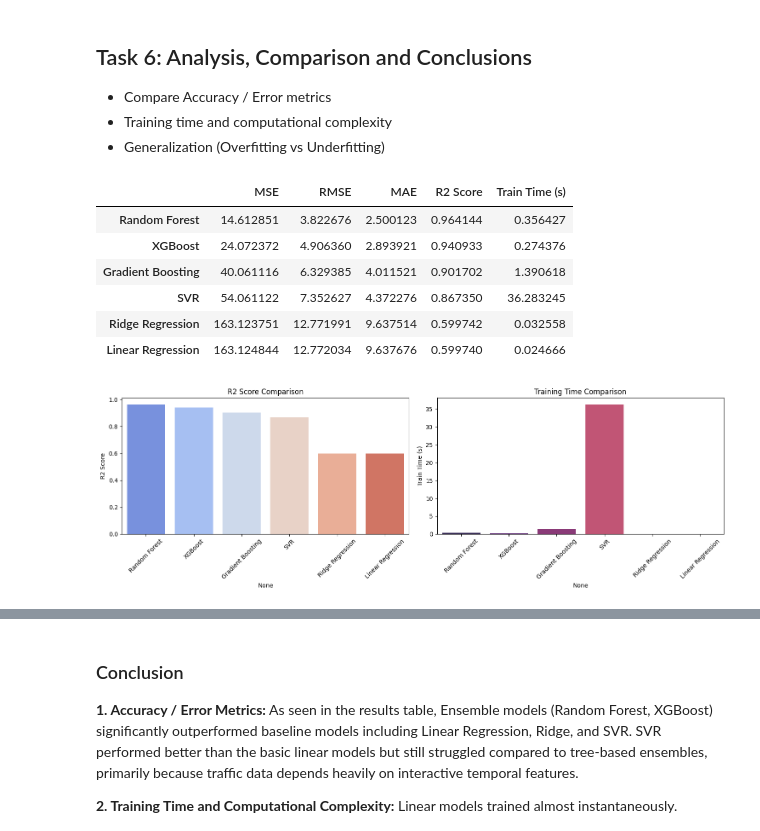
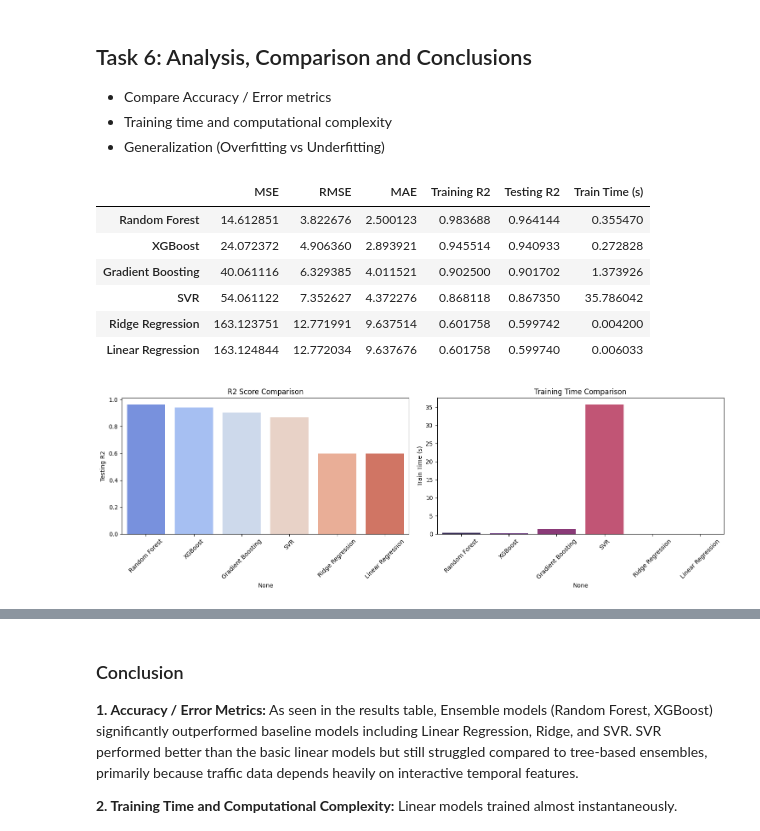
Before and after one commit to Piyush-ouch/traffic_prediction, a Jupyter notebook: notebooks/updated_traffic_prediction_v2.ipynb, the cells around one changed output, grey strips where cells are left out. Drawn from its saved outputs; the diff is of its cells as text; code cells hidden in the pictures.

Commit message:
Update presentation, create A3 poster, and add training accuracy to notebook

```diff
--- a/notebooks/updated_traffic_prediction_v2.ipynb
+++ b/notebooks/updated_traffic_prediction_v2.ipynb
@@ -200,30 +209,30 @@ plt.show()
 # %%
 
 # Compile Results
 results_df = pd.DataFrame.from_dict({k: {k2: v2 for k2, v2 in v.items() if k2 != 'Predictions'} for k, v in results_dict.items()}, orient='index')
-results_df = results_df.sort_values(by='R2 Score', ascending=False)
+results_df = results_df.sort_values(by='Testing R2', ascending=False)
 display(results_df)
 
 # Plot Metrics Comparison
 fig, axes = plt.subplots(1, 2, figsize=(15, 5))
 
-sns.barplot(x=results_df.index, y='R2 Score', data=results_df, ax=axes[0], palette="coolwarm")
+sns.barplot(x=results_df.index, y='Testing R2', data=results_df, ax=axes[0], palette="coolwarm")
 axes[0].set_title('R2 Score Comparison')
 axes[0].tick_params(axis='x', rotation=45)
 
 sns.barplot(x=results_df.index, y='Train Time (s)', data=results_df, ax=axes[1], palette="magma")
 axes[1].set_title('Training Time Comparison')
 axes[1].tick_params(axis='x', rotation=45)
 
 plt.tight_layout()
 plt.show()
 # %% [output]
-|  | MSE | RMSE | MAE | R2 Score | Train Time (s) |
-| Random Forest | 14.612851 | 3.822676 | 2.500123 | 0.964144 | 0.356427 |
-| XGBoost | 24.072372 | 4.906360 | 2.893921 | 0.940933 | 0.274376 |
-| Gradient Boosting | 40.061116 | 6.329385 | 4.011521 | 0.901702 | 1.390618 |
-| SVR | 54.061122 | 7.352627 | 4.372276 | 0.867350 | 36.283245 |
-| Ridge Regression | 163.123751 | 12.771991 | 9.637514 | 0.599742 | 0.032558 |
-| Linear Regression | 163.124844 | 12.772034 | 9.637676 | 0.599740 | 0.024666 |
+|  | MSE | RMSE | MAE | Training R2 | Testing R2 | Train Time (s) |
+| Random Forest | 14.612851 | 3.822676 | 2.500123 | 0.983688 | 0.964144 | 0.355470 |
+| XGBoost | 24.072372 | 4.906360 | 2.893921 | 0.945514 | 0.940933 | 0.272828 |
+| Gradient Boosting | 40.061116 | 6.329385 | 4.011521 | 0.902500 | 0.901702 | 1.373926 |
+| SVR | 54.061122 | 7.352627 | 4.372276 | 0.868118 | 0.867350 | 35.786042 |
+| Ridge Regression | 163.123751 | 12.771991 | 9.637514 | 0.601758 | 0.599742 | 0.004200 |
+| Linear Regression | 163.124844 | 12.772034 | 9.637676 | 0.601758 | 0.599740 | 0.006033 |
 [figure]
 # %%
```
Also changed, not shown: parts of 3 cells of this notebook, 9 other files.
